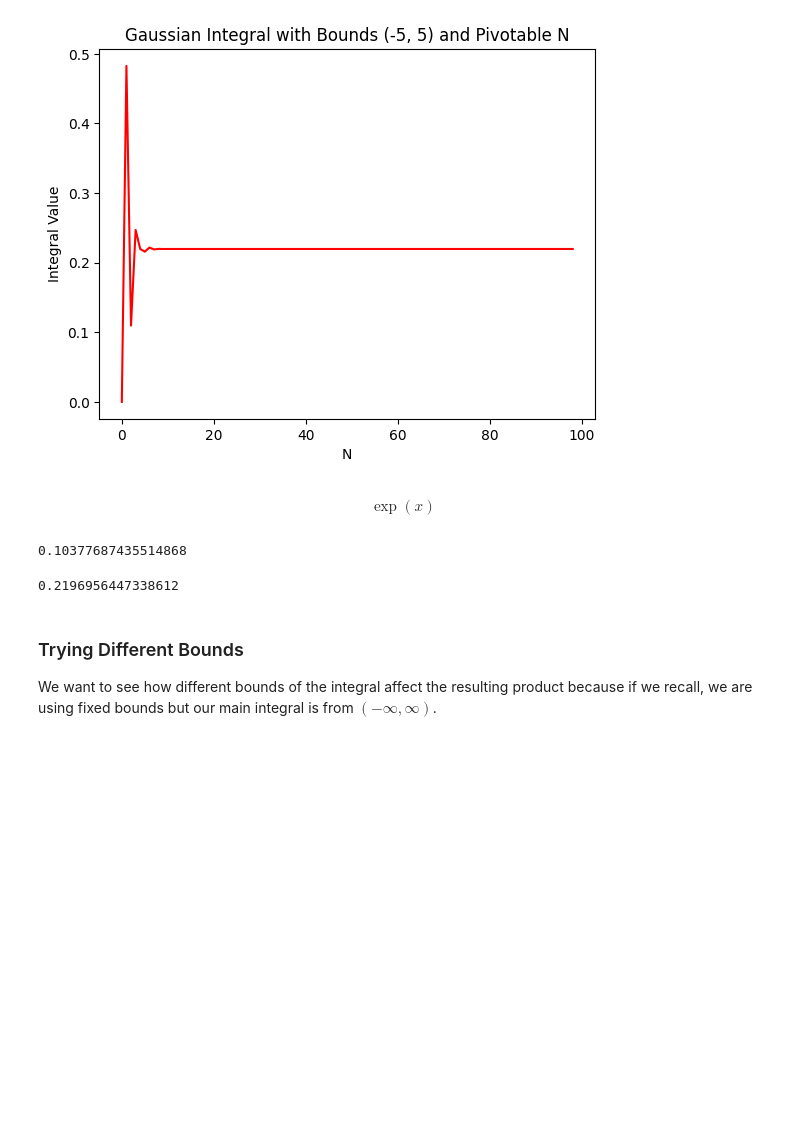
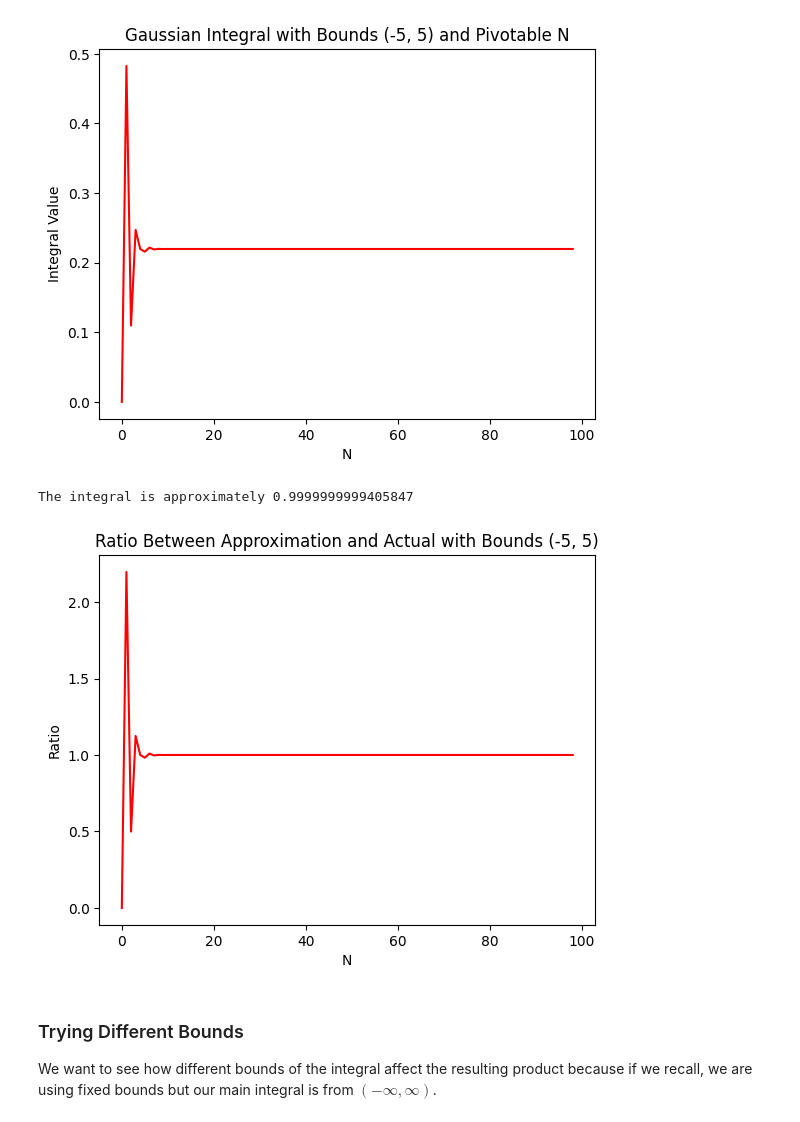
Before and after one commit to Tqkoyaki/Research, a Jupyter notebook: GaussianIntegral.ipynb, the cells around one changed output. Drawn from its saved outputs; the diff is of its cells as text; code cells hidden in the pictures; blank space fills up the shorter version.

Commit message:
Added Ratio Graph

```diff
--- a/GaussianIntegral.ipynb
+++ b/GaussianIntegral.ipynb
@@ -93,6 +93,14 @@ def gauss_product(mu1=mu1, mu2=mu2, sig1=sig1, sig2=sig2, a=bounds[0], b=bounds[
     Bi *= math.sqrt(delta)
 
     return np.matmul(Ai, Bi)
+# %%
+# This is the result of analytical analysis
+def golden_ans(mu1=mu1, mu2=mu2, sig1=sig1, sig2=sig2):
+    return (1 / (math.sqrt(2 * math.pi) * math.sqrt(math.pow(sig1, 2) + math.pow(sig2, 2)))) * math.exp((-math.pow(mu1 - mu2, 2)) / (2 * (math.pow(sig1, 2) + math.pow(sig2, 2))))
+# %%
+# Calculates the ratio between the product from numerical and analytical
+def ratio_ans(mu1=mu1, mu2=mu2, sig1=sig1, sig2=sig2, a=bounds[0], b=bounds[1], N=N):
+    return gauss_product(mu1=mu1, mu2=mu2, sig1=sig1, sig2=sig2, a=bounds[0], b=bounds[1], N=N) / golden_ans(mu1=mu1, mu2=mu2, sig1=sig1, sig2=sig2)
 # %%
 res = np.vectorize(gauss_product)(N=np.arange(1, 100, 1))
 
@@ -107,17 +115,20 @@ print('The integral is approximately', res[-1])
 # %% [output]
 The integral is approximately 0.2196956447208079
 [figure]
-# %% [markdown]
-$$\exp(x)$$
-# %%
-(1 / (np.sqrt(2 * np.pi) * np.sqrt(np.power(sig1, 2) + np.power(sig2, 2)))) * np.exp((-np.power(mu1 - mu2, 2)) / 2 * (np.power(sig1, 2) + np.power(sig2, 2)))
-# %% [output]
-0.10377687435514868
-# %%
-import math
-(1 / (math.sqrt(2 * math.pi) * math.sqrt(math.pow(sig1, 2) + math.pow(sig2, 2)))) * math.exp((-math.pow(mu1 - mu2, 2)) / (2 * (math.pow(sig1, 2) + math.pow(sig2, 2))))
-# %% [output]
-0.2196956447338612
+# %%
+res = np.vectorize(ratio_ans)(N=np.arange(1, 100, 1))
+
+# Plots the results
+plt = sns.lineplot(res)
+plt.set_title('Ratio Between Approximation and Actual with Bounds (-5, 5)')
+plt.set_xlabel('N')
+plt.set_ylabel('Ratio')
+plt.lines[0].set_color('red')
+
+print('The integral is approximately', res[-1])
+# %% [output]
+The integral is approximately 0.9999999999405847
+[figure, added]
 # %% [markdown]
 ### Trying Different Bounds
 
```
